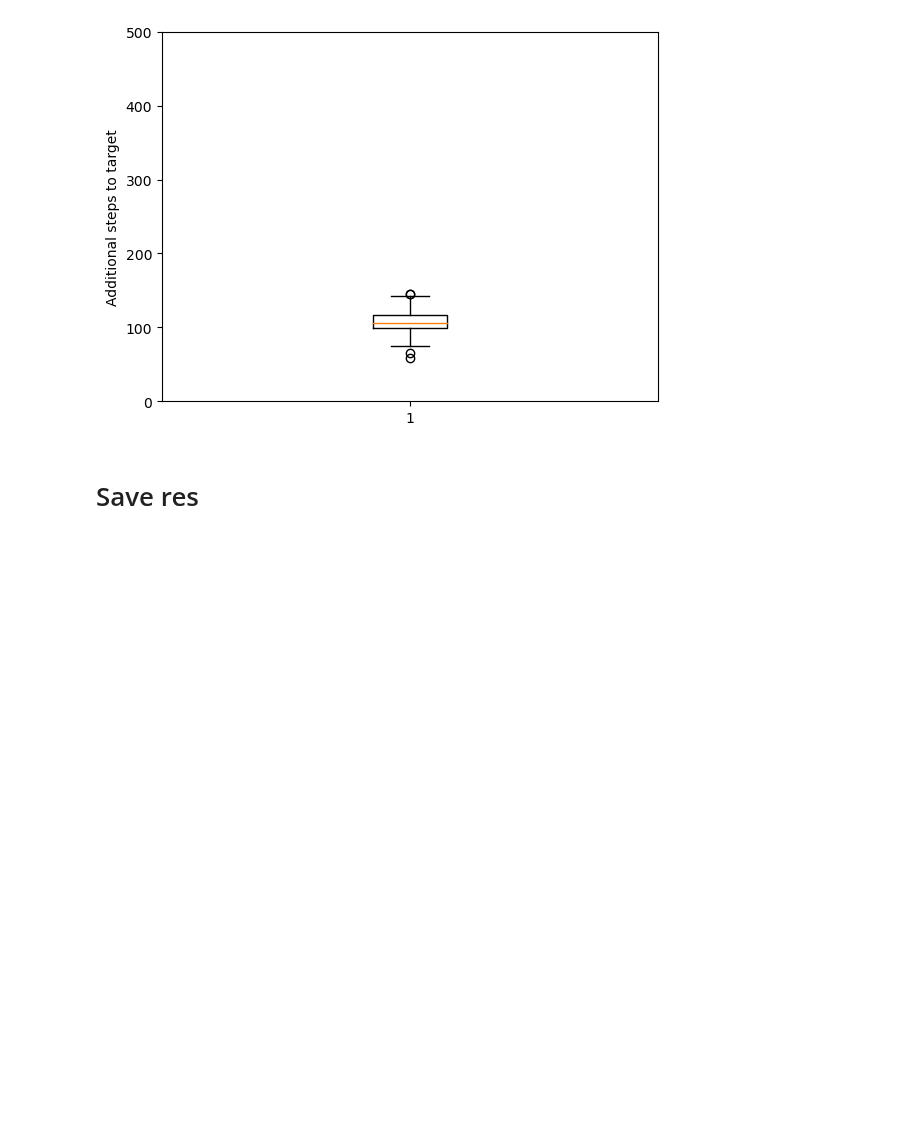
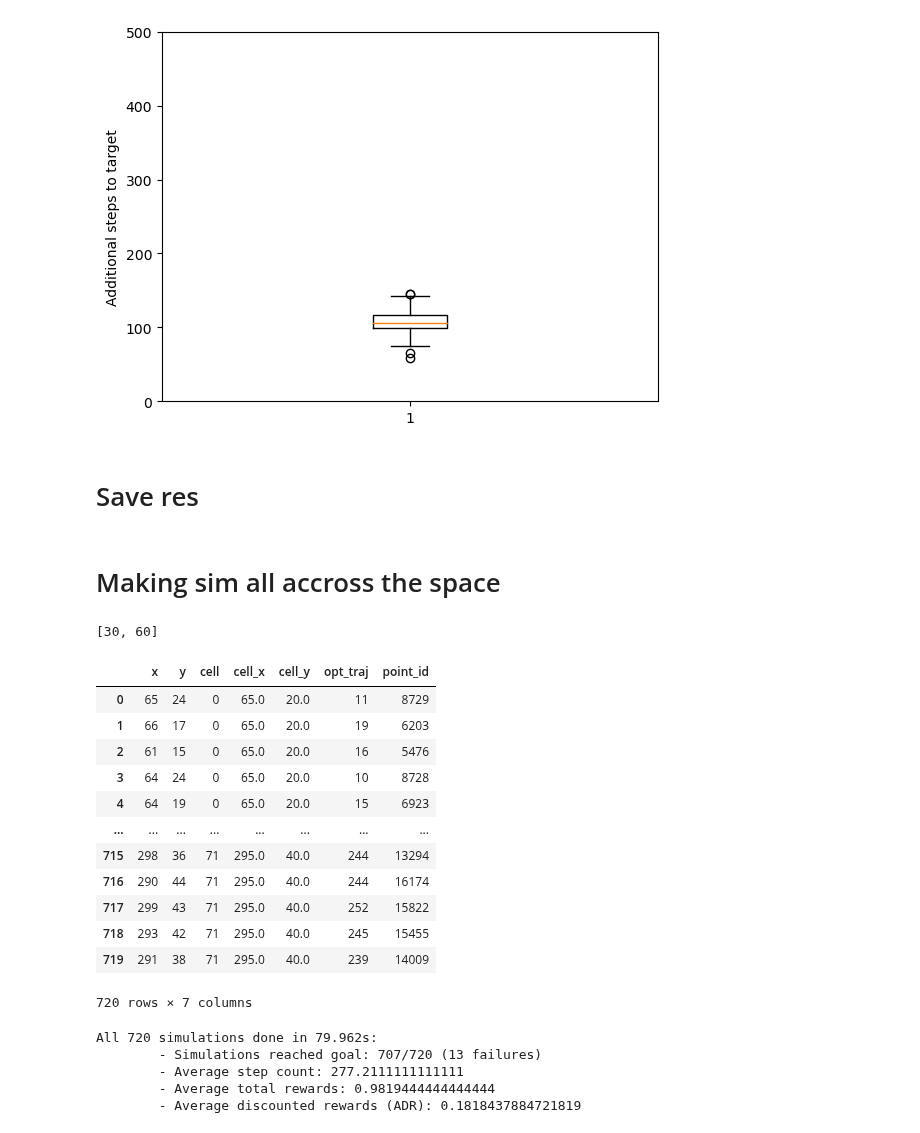
Before and after one commit to PimLb/POMDP_PBVI_Exploration, a Jupyter notebook: Experiments/Olfactory Navigation/Olfactory_Alternation_Paper_Wrap_Ground.ipynb, the cells around one changed output. Cells and saved outputs as stored; diff of their text form; code cells hidden in the pictures; blank space fills up the shorter version.

```diff
--- a/Experiments/Olfactory Navigation/Olfactory_Alternation_Paper_Wrap_Ground.ipynb
+++ b/Experiments/Olfactory Navigation/Olfactory_Alternation_Paper_Wrap_Ground.ipynb
@@ -315,0 +300,63 @@ res_df.to_csv('./Results/res_300it_alt_paper_wrap_ground_only.csv', index=False)
+# %% [markdown]
+# Making sim all accross the space
+# %%
+goal_state_coords
+# %% [output]
+[30, 60]
+# %%
+random_points = []
+cell_centers = []
+
+CELL_SIZE = 10
+POINT_PER_CELL = 10
+
+height_count = 0
+
+for i in range(15,45,CELL_SIZE):
+    height_count += 1
+    for j in range(60,300,CELL_SIZE):
+        for k in range(POINT_PER_CELL):
+            rand_x = np.random.randint(j,j+10)
+            rand_y = np.random.randint(i,i+10)
+
+            random_points.append([rand_x, rand_y])
+
+            cell_centers.append([j+(CELL_SIZE/2), i+(CELL_SIZE/2)])
+
+rand_points_array = np.array(random_points)
+
+points_df = pd.DataFrame(rand_points_array, columns=['x','y'])
+
+# Cells
+points_df['cell'] = np.repeat(np.arange(len(points_df)/POINT_PER_CELL, dtype=int), POINT_PER_CELL)
+cell_centers_array = np.array(cell_centers)
+points_df['cell_x'] = cell_centers_array[:,0]
+points_df['cell_y'] = cell_centers_array[:,1]
+
+# Traj and ids
+points_df['opt_traj'] = np.abs(goal_state_coords[1] - rand_points_array[:,0]) + np.abs(goal_state_coords[0] - rand_points_array[:,1])
+points_df['point_id'] = (env_shape[1] * rand_points_array[:,1]) + rand_points_array[:,0]
+points_df
+# %% [output]
+|  | x | y | cell | cell_x | cell_y | opt_traj | point_id |
+| 0 | 65 | 24 | 0 | 65.0 | 20.0 | 11 | 8729 |
+| 1 | 66 | 17 | 0 | 65.0 | 20.0 | 19 | 6203 |
+| 2 | 61 | 15 | 0 | 65.0 | 20.0 | 16 | 5476 |
+| 3 | 64 | 24 | 0 | 65.0 | 20.0 | 10 | 8728 |
+| 4 | 64 | 19 | 0 | 65.0 | 20.0 | 15 | 6923 |
+| ... | ... | ... | ... | ... | ... | ... | ... |
+| 715 | 298 | 36 | 71 | 295.0 | 40.0 | 244 | 13294 |
+| 716 | 290 | 44 | 71 | 295.0 | 40.0 | 244 | 16174 |
+| 717 | 299 | 43 | 71 | 295.0 | 40.0 | 252 | 15822 |
+| 718 | 293 | 42 | 71 | 295.0 | 40.0 | 245 | 15455 |
+| 719 | 291 | 38 | 71 | 295.0 | 40.0 | 239 | 14009 |
+720 rows × 7 columns
+# %%
+a = Agent(model, fsvi_solution)
+_, all_sim_hist = a.run_n_simulations_parallel(len(rand_points_array), start_state=points_df['point_id'].to_list())
+# %% [output]
+All 720 simulations done in 79.962s:
+        - Simulations reached goal: 707/720 (13 failures)
+        - Average step count: 277.2111111111111
+        - Average total rewards: 0.9819444444444444
+        - Average discounted rewards (ADR): 0.1818437884721819
```
Also changed, not shown: parts of 20 cells of this notebook, 2 other files.
